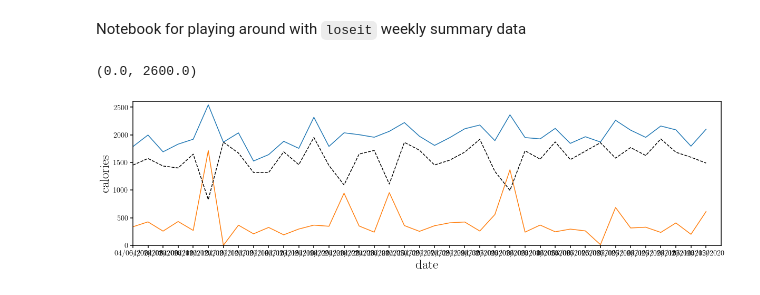
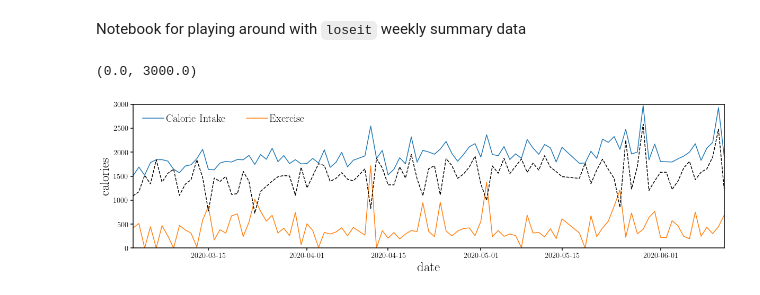
Before and after one commit to changhoonhahn/mealta, a Jupyter notebook: nb/loseit.ipynb, the cells around one changed output. Cells and saved outputs as stored; diff of their text form; code cells hidden in the pictures.

```diff
--- a/nb/loseit.ipynb
+++ b/nb/loseit.ipynb
@@ -24,17 +29,20 @@ mpl.rcParams['legend.frameon'] = False
 loseit = data.Calories()
 # %%
 daily = loseit.daily()
+# %%
+days = [Date.fromisoformat(_date) for _date in daily['date']]
 # %%
 fig = plt.figure(figsize=(20,5))
 sub = fig.add_subplot(111)
-sub.plot(daily['date'], daily['meal'], c='C0')
-sub.plot(daily['date'], daily['exercise'], c='C1')
-sub.plot(daily['date'], daily['meal'] - daily['exercise'], c='k', ls='--')
+sub.plot(days, daily['meal'], c='C0', label='Calorie Intake')
+sub.plot(days, daily['exercise'], c='C1', label='Exercise')
+sub.plot(days, daily['meal'] - daily['exercise'], c='k', ls='--')
 
+sub.legend(loc='upper left', fontsize=20, ncol=2, handletextpad=0.2)
 sub.set_xlabel('date', fontsize=25)
-sub.set_xlim(0, len(daily['date']))
+sub.set_xlim(days[0], days[-1])
 sub.set_ylabel('calories', fontsize=25)
-sub.set_ylim(0., 2600)
+sub.set_ylim(0., 3000)
 # %% [output]
-(0.0, 2600.0)
+(0.0, 3000.0)
-[figure, old version]
+[figure, new version]
```
Also changed, not shown: parts of 21 cells of this notebook, 11 other files.
